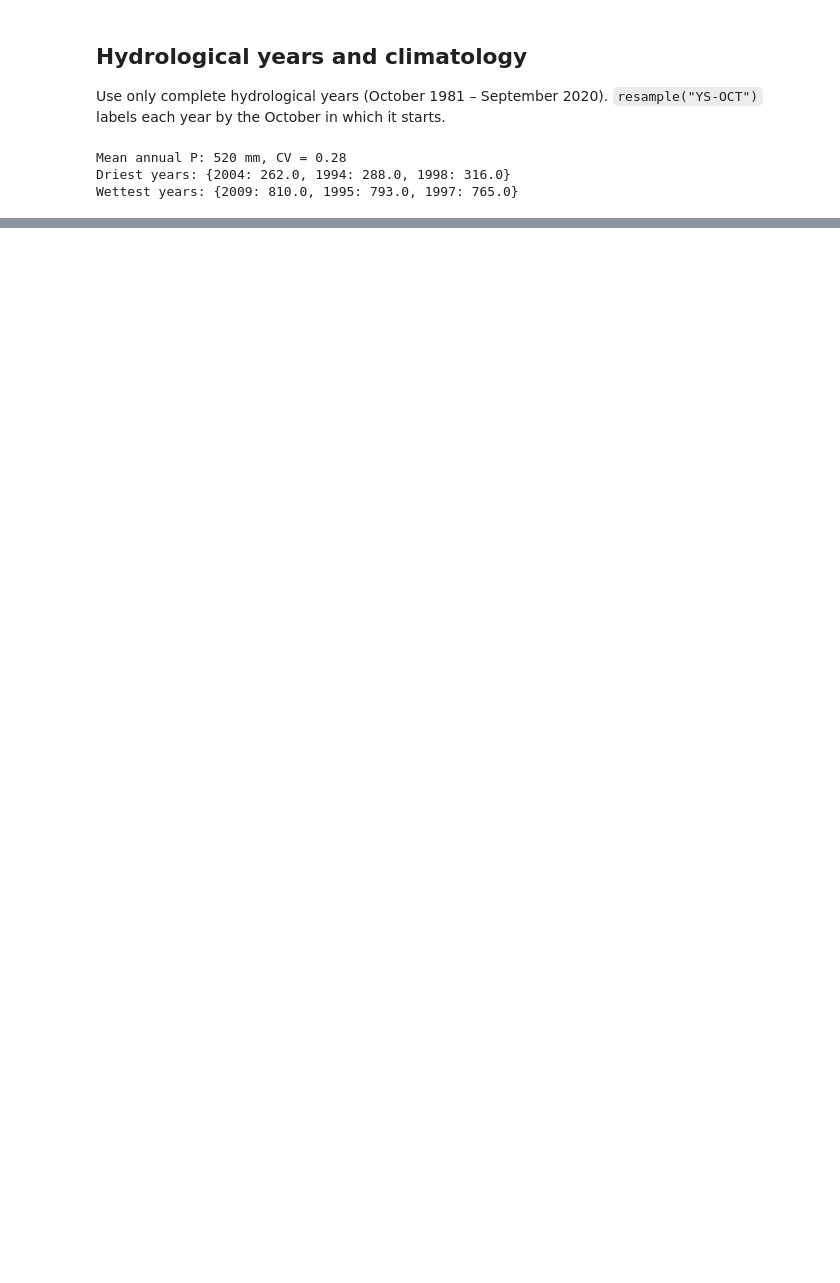
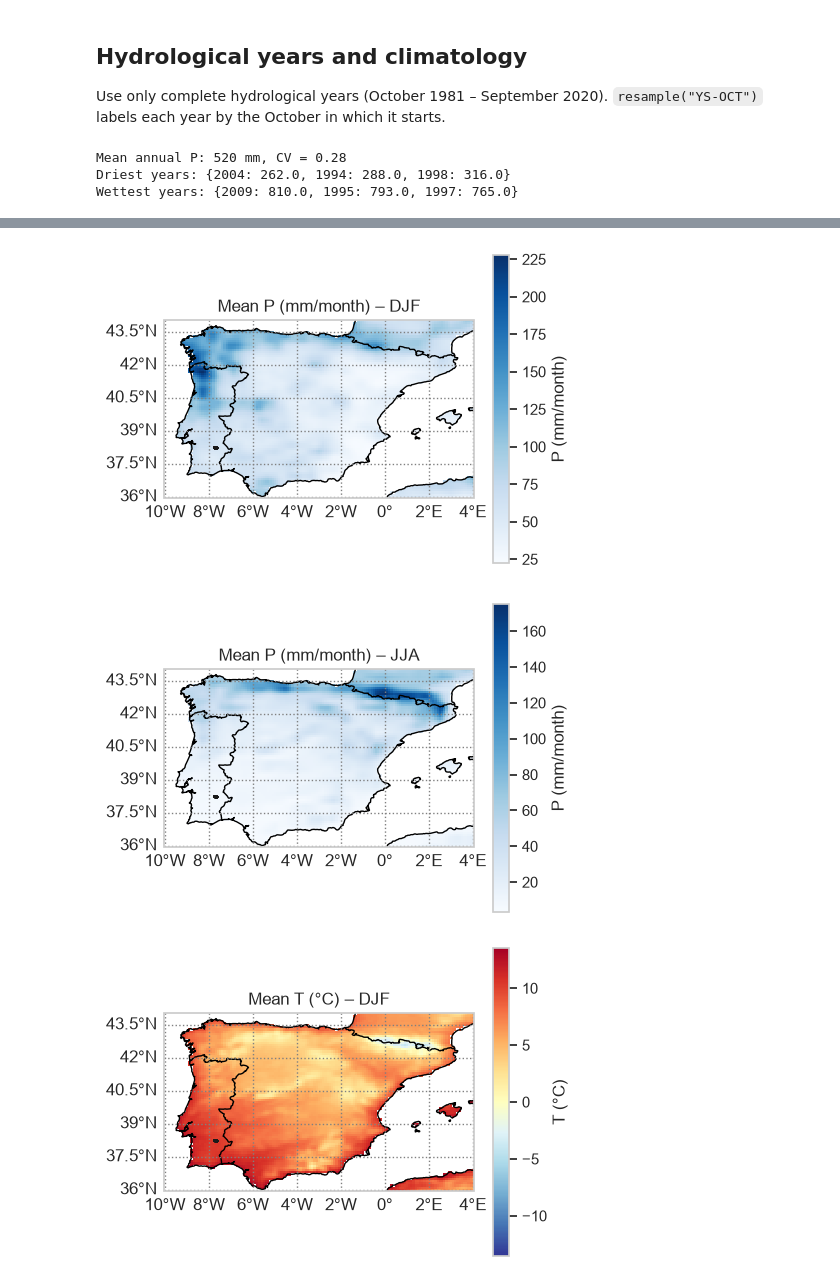
Before and after one commit to Nicormr/epss_project, a Jupyter notebook: notebooks/02_explore_climate.ipynb, the cells around one changed output, grey strips where cells are left out. Saved outputs shown, nothing was run; the diff lists cells and outputs as text; code cells hidden in the pictures; blank space fills up the shorter version.

Commit message:
Solved notebooks and also all tests work

```diff
--- a/notebooks/02_explore_climate.ipynb
+++ b/notebooks/02_explore_climate.ipynb
@@ -101,0 +108,37 @@ plt.tight_layout()
+# %%
+import seaborn as sns
+import xarray as xr
+import cartopy.crs as ccrs
+from epss.climate import to_meteoraster, catchment_polygon
+
+sns.set_theme(style="whitegrid", context="notebook")
+MONTHS = ["Jan", "Feb", "Mar", "Apr", "May", "Jun", "Jul", "Aug", "Sep", "Oct", "Nov", "Dec"]
+HYD_MONTHS = MONTHS[9:] + MONTHS[:9]                        # Oct ... Sep
+
+df = clim.copy()
+df["year"], df["month"] = df.index.year, df.index.month
+df["hyd_year"] = np.where(df.month >= 10, df.year, df.year - 1)
+df["season"] = df.month.map({12: "DJF", 1: "DJF", 2: "DJF", 3: "MAM", 4: "MAM", 5: "MAM",
+                             6: "JJA", 7: "JJA", 8: "JJA", 9: "SON", 10: "SON", 11: "SON"})
+# %%
+ds = xr.open_dataset(era5)
+catchment = catchment_polygon(kml)
+tp_mm = ds["tp"] * 1000 * ds["valid_time"].dt.days_in_month      # mm/month
+t2m_c = ds["t2m"] - 273.15                                        # °C
+season = ds["valid_time"].dt.season
+
+panels = [(tp_mm, "DJF", "Blues",    "P (mm/month)"),
+          (tp_mm, "JJA", "Blues",    "P (mm/month)"),
+          (t2m_c, "DJF", "RdYlBu_r", "T (°C)"),
+          (t2m_c, "JJA", "RdYlBu_r", "T (°C)")]
+for da, s, cmap, label in panels:
+    mr = to_meteoraster(da.where(season == s, drop=True), label, "")
+    ax = mr.create_plot(central_longitude=0, figsize=(5, 4))
+    ax.add_geometries(catchment, crs=ccrs.PlateCarree(), facecolor="none", edgecolor="k", linewidth=1.5)
+    ax.gridlines(draw_labels=["left", "bottom"], linestyle=":", color="grey")
+    ax.set_title(f"Mean {label} – {s}")
+    mr.plot_mean(ax=ax, coastline=True, borders=True, colorbar_label=label, cmap=cmap, add_labels=False)
+# %% [output]
+[figure, added]
+[figure, added]
+[figure, added]
```
Also changed, not shown: parts of 10 cells of this notebook, 17 other files.
